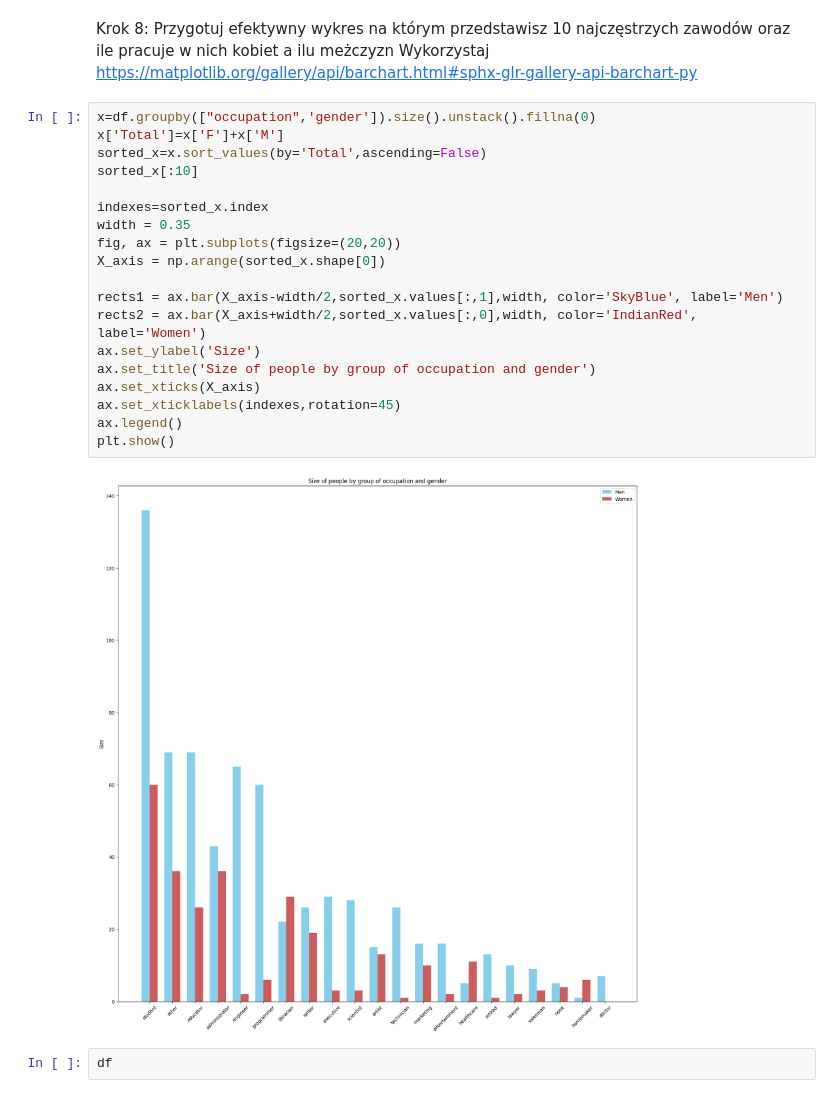
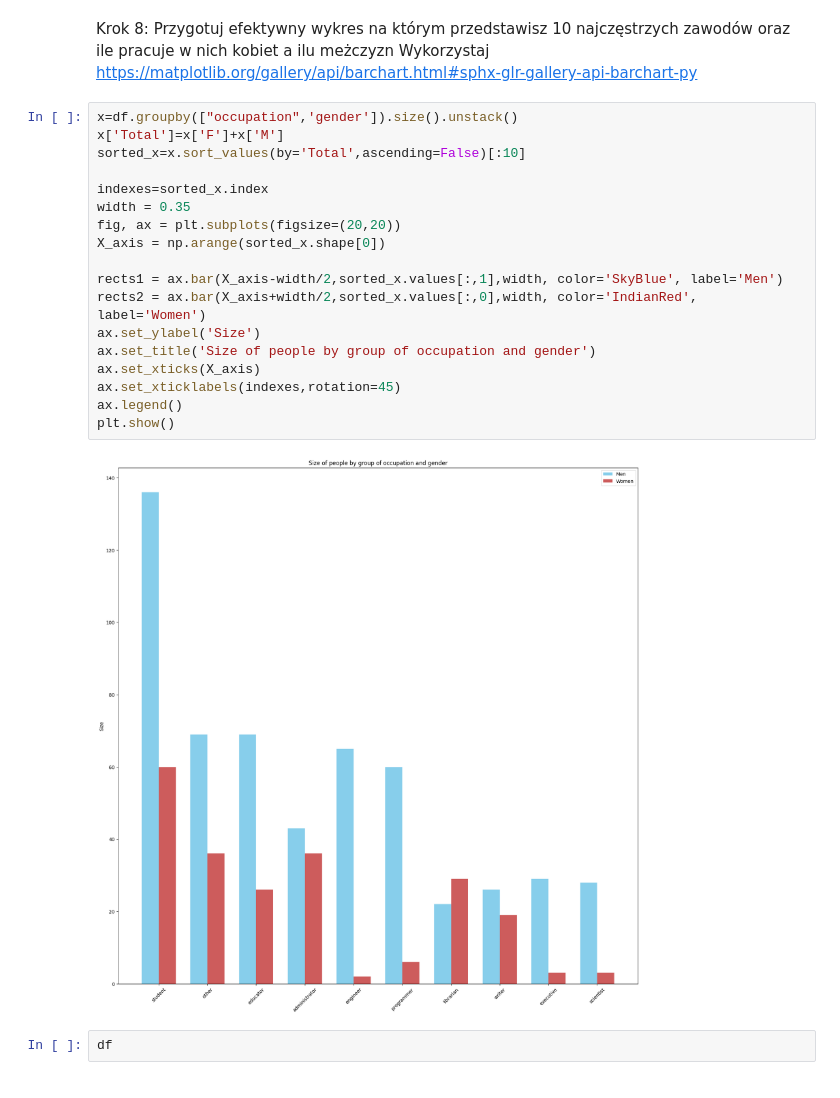
Before and after one commit to Sebastianyyy/effective-python-labs-uj, a Jupyter notebook: lab12.ipynb, the cells around one changed output. Cells and saved outputs as stored; diff of their text form.

```diff
--- a/lab12.ipynb
+++ b/lab12.ipynb
@@ -305,26 +309,25 @@ plt.show()
 Krok 8: Przygotuj efektywny wykres na którym przedstawisz 10 najczęstrzych zawodów oraz ile pracuje w nich kobiet a ilu meżczyzn
 Wykorzystaj https://matplotlib.org/gallery/api/barchart.html#sphx-glr-gallery-api-barchart-py
 # %%
-x=df.groupby(["occupation",'gender']).size().unstack().fillna(0)
+x=df.groupby(["occupation",'gender']).size().unstack()
 x['Total']=x['F']+x['M']
-sorted_x=x.sort_values(by='Total',ascending=False)
-sorted_x[:10]
+sorted_x=x.sort_values(by='Total',ascending=False)[:10]
 
 indexes=sorted_x.index
 width = 0.35
 fig, ax = plt.subplots(figsize=(20,20))
 X_axis = np.arange(sorted_x.shape[0])
 
 rects1 = ax.bar(X_axis-width/2,sorted_x.values[:,1],width, color='SkyBlue', label='Men')
 rects2 = ax.bar(X_axis+width/2,sorted_x.values[:,0],width, color='IndianRed', label='Women')
 ax.set_ylabel('Size')
 ax.set_title('Size of people by group of occupation and gender')
 ax.set_xticks(X_axis)
 ax.set_xticklabels(indexes,rotation=45)
 ax.legend()
 plt.show()
 # %% [output]
-[figure, old version]
+[figure, new version]
 # %%
 df
 # %% [output]
```
Also changed, not shown: parts of 3 cells of this notebook.
